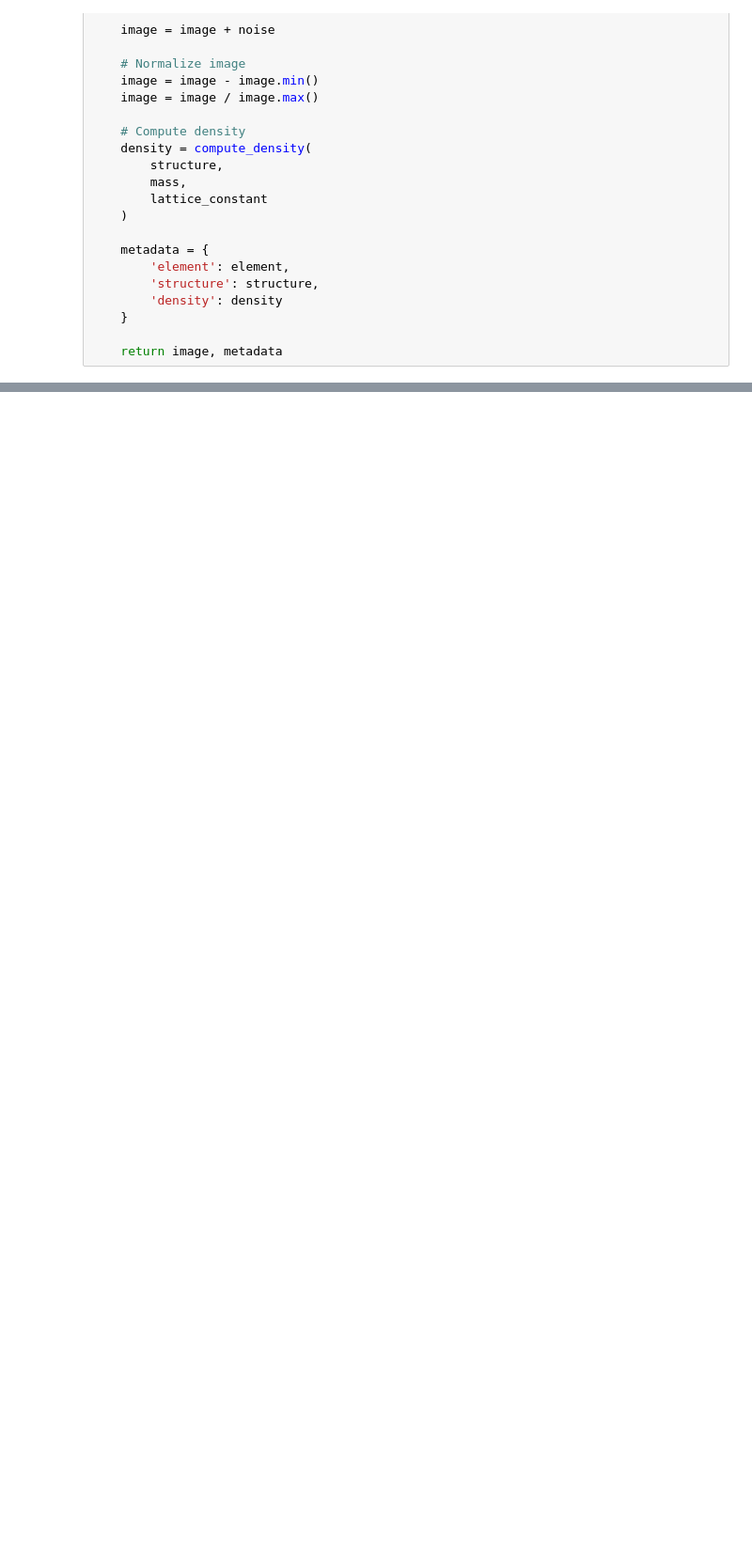
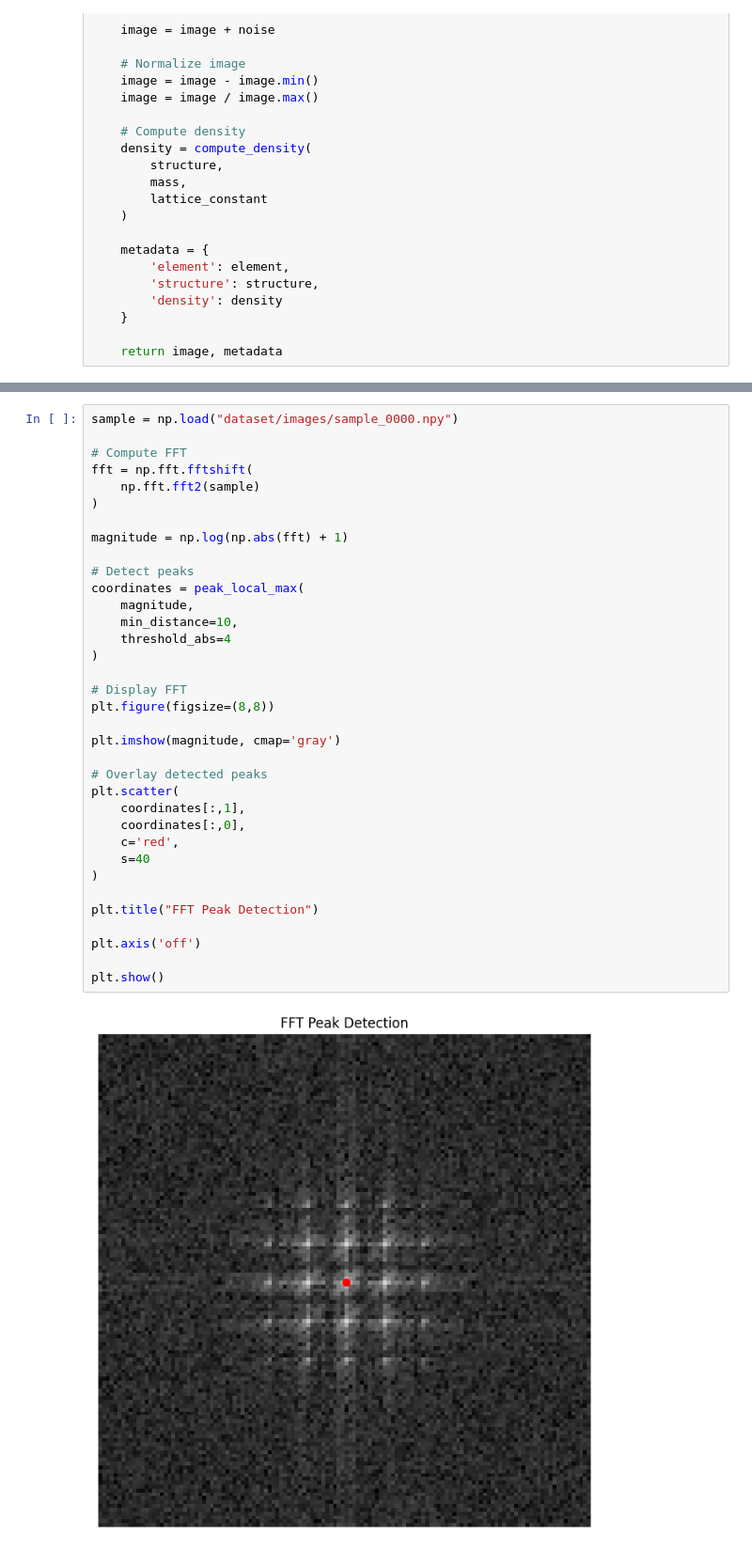
Before and after one commit to aarav06-bit/CS131_release, a Jupyter notebook: spring_2026 /crystal_density_classification/data_testing.ipynb, the cells around one changed output, grey strips where cells are left out. Shown at 94% size. Cells and saved outputs as stored; diff of their text form; blank space fills up the shorter version.

```diff
--- a/spring_2026 /crystal_density_classification/data_testing.ipynb
+++ b/spring_2026 /crystal_density_classification/data_testing.ipynb
@@ -220,0 +274,37 @@ print(f"Total samples: {sample_id}")
+# %%
+sample = np.load("dataset/images/sample_0000.npy")
+
+# Compute FFT
+fft = np.fft.fftshift(
+    np.fft.fft2(sample)
+)
+
+magnitude = np.log(np.abs(fft) + 1)
+
+# Detect peaks
+coordinates = peak_local_max(
+    magnitude,
+    min_distance=10,
+    threshold_abs=4
+)
+
+# Display FFT
+plt.figure(figsize=(8,8))
+
+plt.imshow(magnitude, cmap='gray')
+
+# Overlay detected peaks
+plt.scatter(
+    coordinates[:,1],
+    coordinates[:,0],
+    c='red',
+    s=40
+)
+
+plt.title("FFT Peak Detection")
+
+plt.axis('off')
+
+plt.show()
+# %% [output]
+[figure, added]
```
Also changed, not shown: parts of 11 cells of this notebook.
